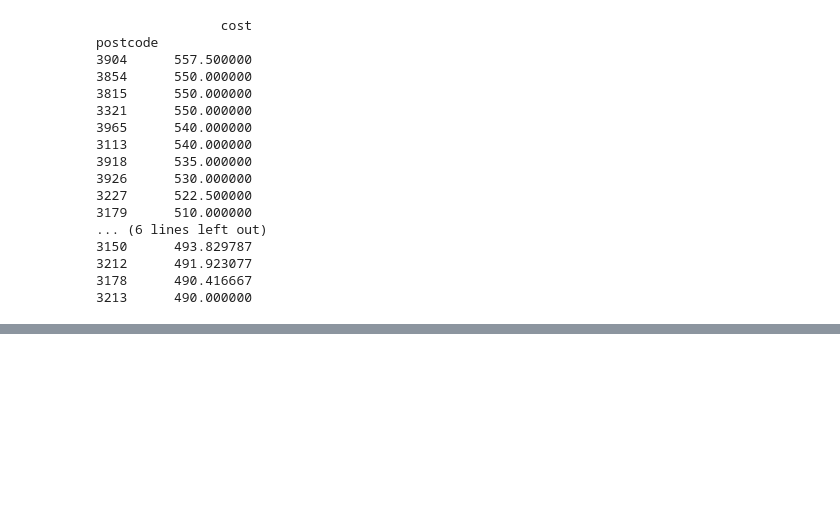
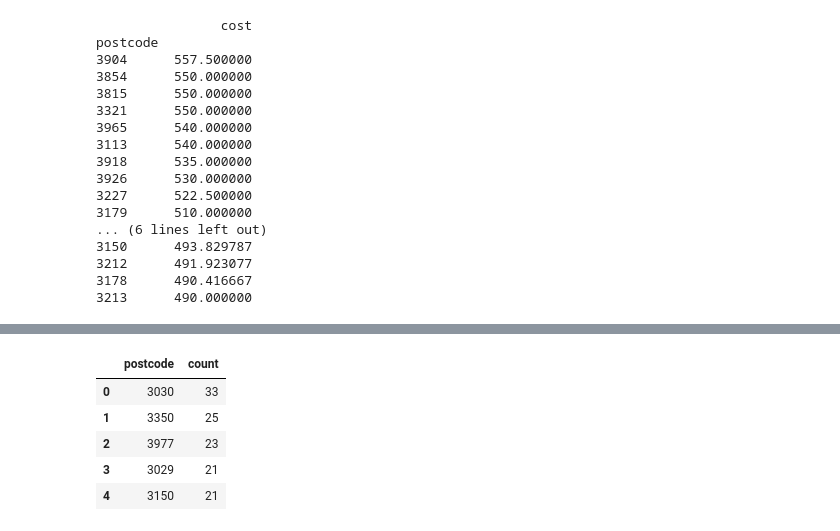
Before and after one commit to MAST30034-Applied-Data-Science/generic-real-estate-consulting-project-group-46, a Jupyter notebook: notebooks/LA.ipynb, the cells around one changed output, grey strips where cells are left out. Cells and saved outputs as stored; diff of their text form; code cells hidden in the pictures; blank space fills up the shorter version.

```diff
--- a/notebooks/LA.ipynb
+++ b/notebooks/LA.ipynb
@@ -163,0 +171,11 @@ hospital_count = df_2.loc[:,"Postcode"].value_counts().rename_axis('postcode').r
+# %%
+school_count = df_3.loc[:,"Postal_Postcode"].value_counts().rename_axis('postcode').reset_index(name='count')
+# %%
+school_count.head()
+# %% [output]
+|  | postcode | count |
+| 0 | 3030 | 33 |
+| 1 | 3350 | 25 |
+| 2 | 3977 | 23 |
+| 3 | 3029 | 21 |
+| 4 | 3150 | 21 |
```
Also changed, not shown: parts of 4 cells of this notebook.
